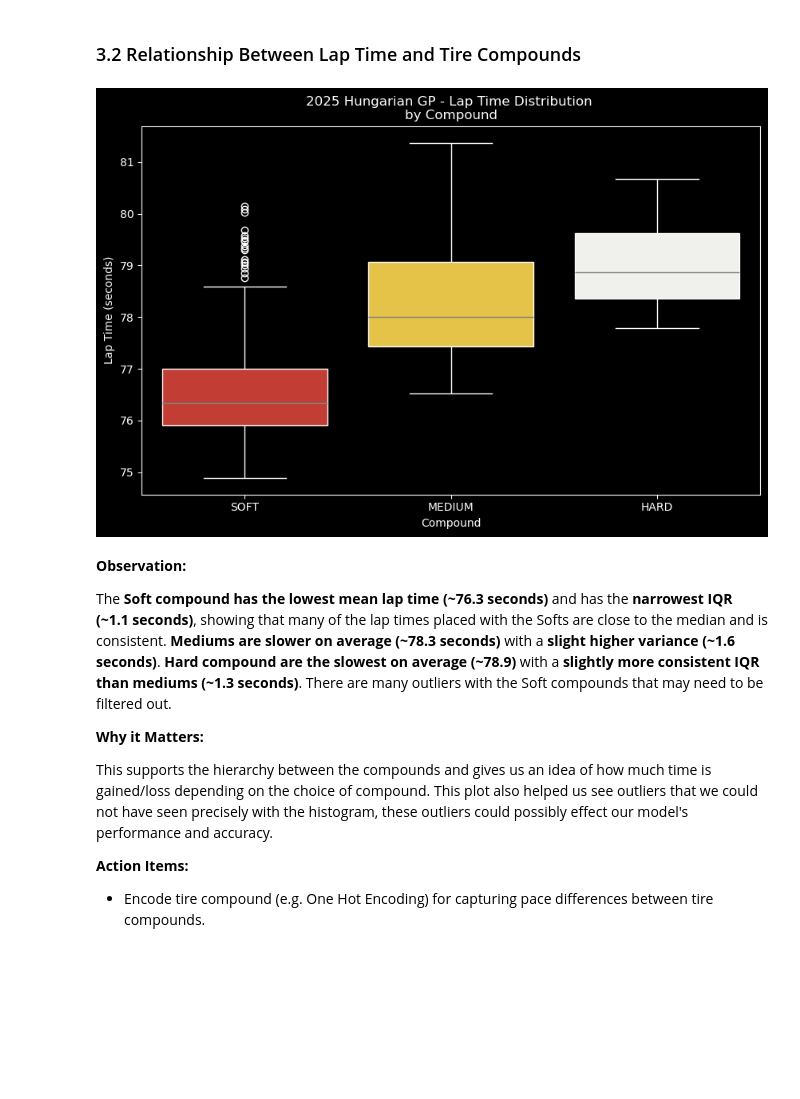
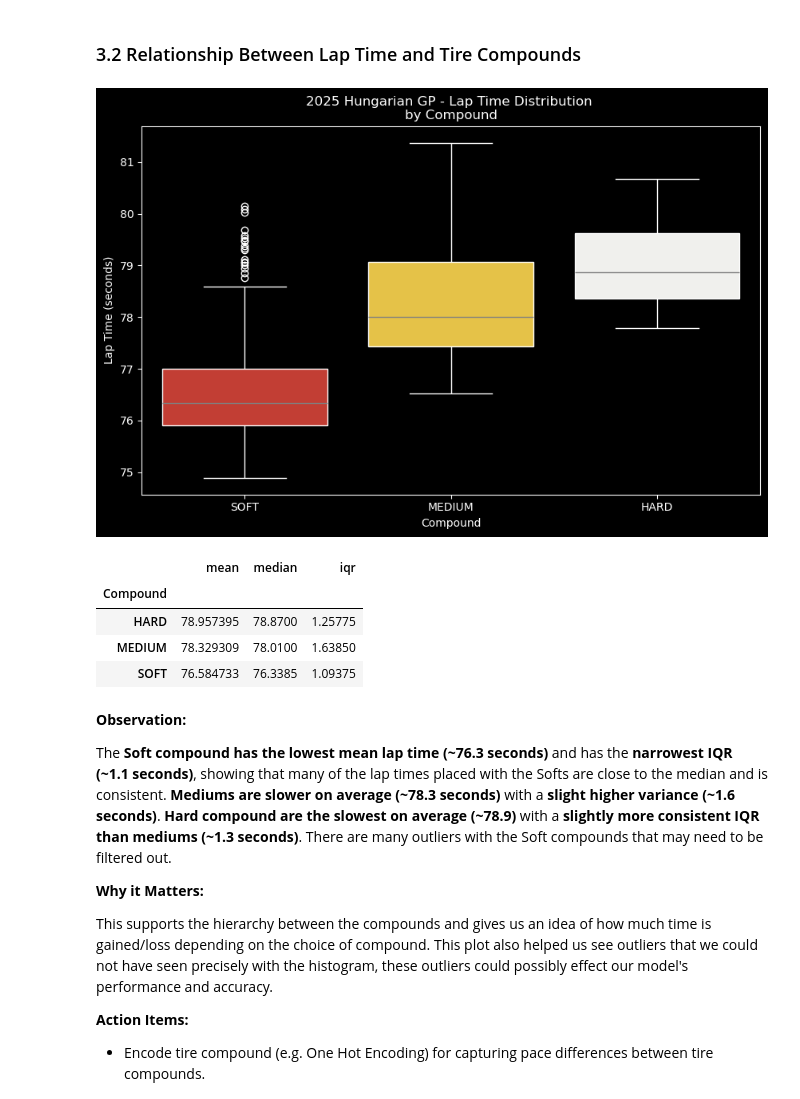
Before and after one commit to hai-henry/f1-midlap-predictor, a Jupyter notebook: notebooks/midlap_predictor.ipynb, the cells around one changed output. Saved outputs shown, nothing was run; the diff lists cells and outputs as text; code cells hidden in the pictures; blank space fills up the shorter version.

```diff
--- a/notebooks/midlap_predictor.ipynb
+++ b/notebooks/midlap_predictor.ipynb
@@ -207,23 +208,34 @@ This confirms the performance hierarchy of tire compounds in lap time but also s
 # %%
 plt.figure(figsize=(10, 6))
 sns.boxplot(
     data=quicklaps,
     x="Compound",
     y="LapTime (s)",
     hue="Compound",
     palette=compound_colors,
     order=["SOFT", "MEDIUM", "HARD"],
     whiskerprops=dict(color="white"),
     boxprops=dict(edgecolor="white"),
     medianprops=dict(color="grey"),
     capprops=dict(color="white"),
     flierprops=dict(markeredgecolor="white"),
 )
 plt.title("2025 Hungarian GP - Lap Time Distribution \nby Compound")
 plt.ylabel("Lap Time (seconds)")
 plt.show()
+
+quicklaps.groupby("Compound")["LapTime (s)"].agg(
+    mean="mean",
+    median="median",
+    iqr=lambda x: x.quantile(0.75) - x.quantile(0.25) # Q3 - Q1
+)
 # %% [output]
 [figure]
+|  | mean | median | iqr |
+| Compound |  |  |  |
+| HARD | 78.957395 | 78.8700 | 1.25775 |
+| MEDIUM | 78.329309 | 78.0100 | 1.63850 |
+| SOFT | 76.584733 | 76.3385 | 1.09375 |
 # %% [markdown]
 **Observation:**
 
```
Also changed, not shown: parts of 15 cells of this notebook.
